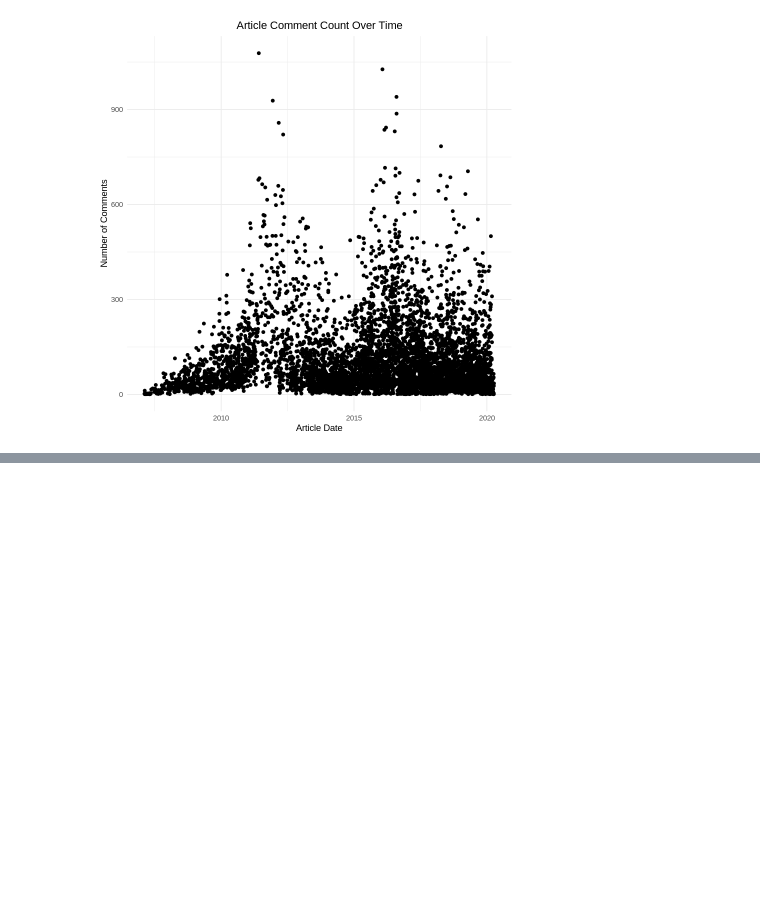
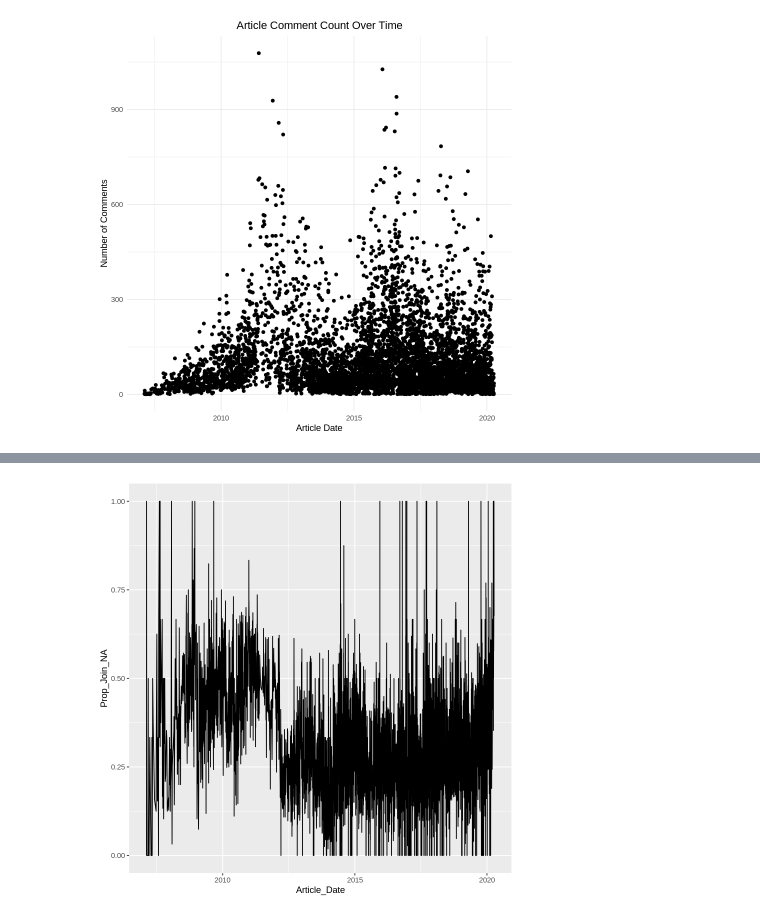
Before and after one commit to rsolter/BWRAO-Comment-Scraper, a Jupyter notebook: BWRAO Meta Analysis.ipynb, the cells around one changed output, grey strips where cells are left out. Saved outputs shown, nothing was run; the diff lists cells and outputs as text; code cells hidden in the pictures; blank space fills up the shorter version.

```diff
--- a/BWRAO Meta Analysis.ipynb
+++ b/BWRAO Meta Analysis.ipynb
@@ -151,0 +289,8 @@ $ Comment_Recs   <lgl> NA, NA, NA, NA, NA, NA, NA, NA, NA, NA, NA, NA, NA, NA…
+# %%
+unique_commentors_article <- full %>%
+    group_by(Article_Date,Article_Title, Comment_Poster, Join.Date) %>%
+    unique() %>%
+    group_by(Article_Date,Article_Title) %>%
+    summarise(Prop_Join_NA=sum(is.na(Join.Date))/n())
+#rollmean(x, k, fill = if (na.pad) NA, na.pad = FALSE,
+#  align = c("center", "left", "right"), ...)
@@ -151,0 +309,4 @@ $ Comment_Recs   <lgl> NA, NA, NA, NA, NA, NA, NA, NA, NA, NA, NA, NA, NA, NA…
+# %%
+ggplot(unique_commentors_article, aes(x=Article_Date,y=Prop_Join_NA)) + geom_line()
+# %% [output]
+[figure, added]
```
Also changed, not shown: parts of 24 cells of this notebook, 2 other files.
